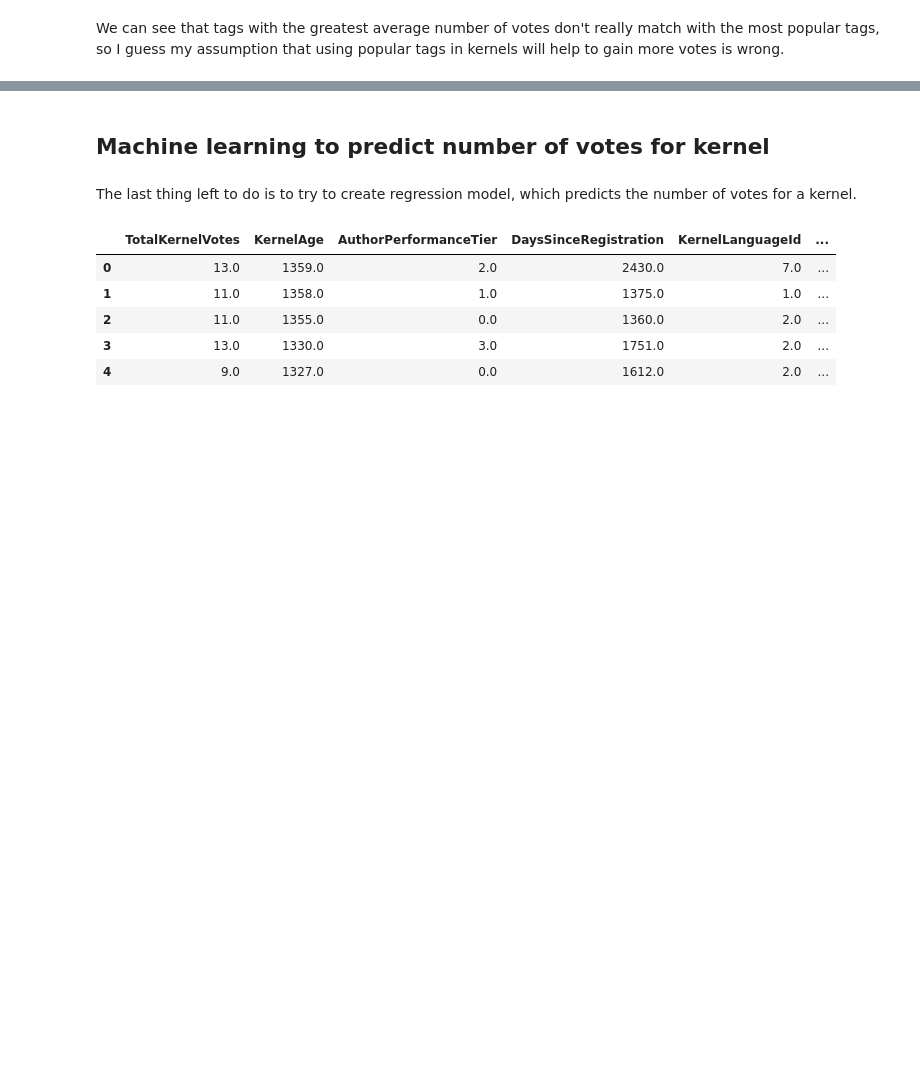
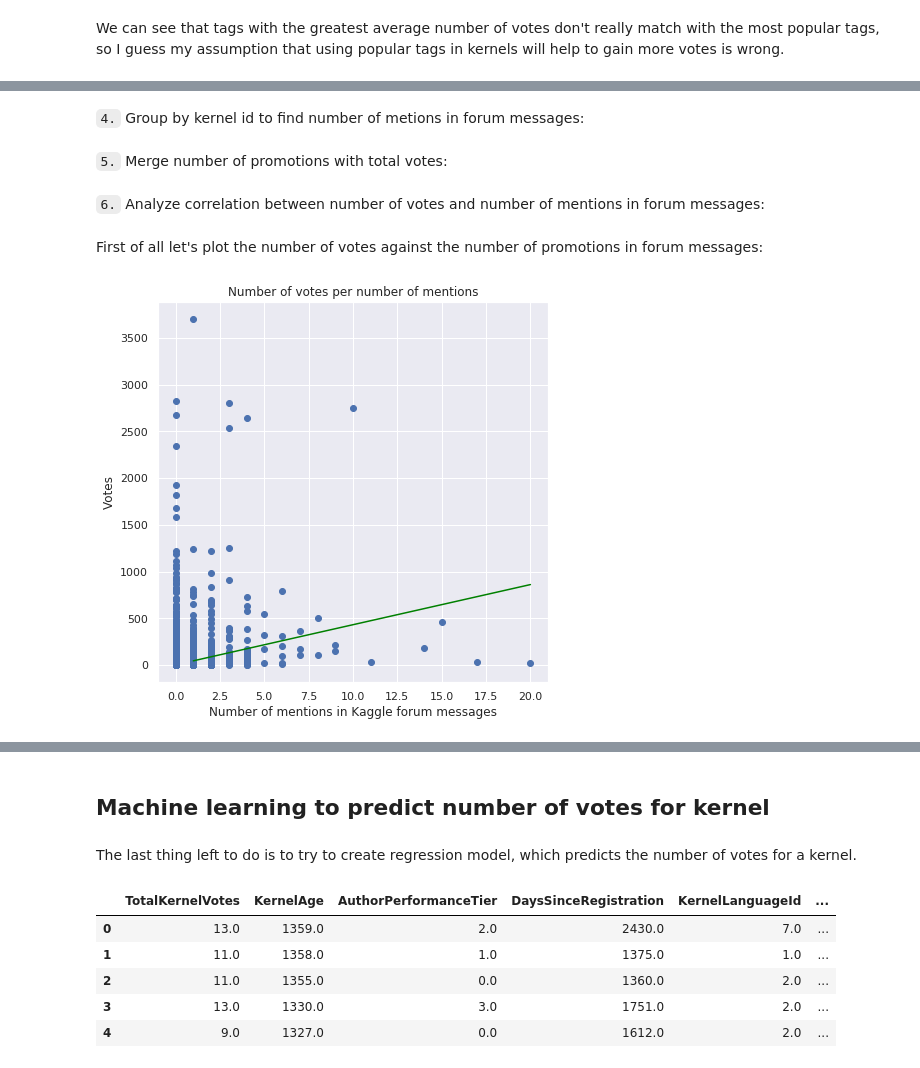
Before and after one commit to Lexie88rus/kaggle_kernel_votes_analysis, a Jupyter notebook: How to get upvotes for a kernel on Kaggle.ipynb, the cells around one changed output, grey strips where cells are left out. Cells and saved outputs as stored; diff of their text form; code cells hidden in the pictures; blank space fills up the shorter version.

Commit message:
Updated the notebook and added 'kernel_promotions.png' file: Added section with an analysis how mentions of the kernel on Kaggle forum affects the number of votes.

```diff
--- a/How to get upvotes for a kernel on Kaggle.ipynb
+++ b/How to get upvotes for a kernel on Kaggle.ipynb
@@ -953,0 +1086,5 @@ We can see that tags with the greatest average number of votes don't really matc
+# %%
+# remove rows where authors don't match
+
+promotions = promotions[promotions['Ref_author'] == promotions['UserName']]
+promotions.head()
@@ -953,0 +1098,36 @@ We can see that tags with the greatest average number of votes don't really matc
+# %% [markdown]
+`4.` Group by kernel id to find number of metions in forum messages:
+# %%
+n_promotions = promotions[['Id_kernels', 'CurrentKernelVersionId', 'TotalVotes']]\
+.groupby('Id_kernels').count().reset_index()[["Id_kernels", "CurrentKernelVersionId"]]\
+.rename(columns = {'CurrentKernelVersionId' : 'Promotions'})
+# %% [markdown]
+`5.` Merge number of promotions with total votes:
+# %%
+n_kernel_promotions = kernels[['Id', 'TotalVotes']].merge(n_promotions.rename(columns = {'Id_kernels' : 'Id'})\
+                                                          , how = 'outer')
+n_kernel_promotions = n_kernel_promotions.fillna(0)
+# %% [markdown]
+`6.` Analyze correlation between number of votes and number of mentions in forum messages:
+# %% [markdown]
+First of all let's plot the number of votes against the number of promotions in forum messages:
+# %%
+# fit a linear regression model on mentions and votes data
+model = LinearRegression()
+model.fit(n_kernel_promotions['Promotions'].values.reshape(-1, 1), n_kernel_promotions['TotalVotes'].values.reshape(-1, 1))
+
+inputs = np.linspace(1, 20, num=50)
+predictions = model.predict(inputs.reshape(-1,1)).reshape(50)
+# %%
+#plot with matplotlib
+
+plt.scatter(n_kernel_promotions['Promotions'], n_kernel_promotions['TotalVotes'])
+plt.plot(inputs, predictions, color='green')
+
+plt.title("Number of votes per number of mentions")
+plt.xlabel("Number of mentions in Kaggle forum messages")
+plt.ylabel("Votes")
+
+plt.show()
+# %% [output]
+[figure, added]
```
Also changed, not shown: parts of 26 cells of this notebook, 1 other file.
